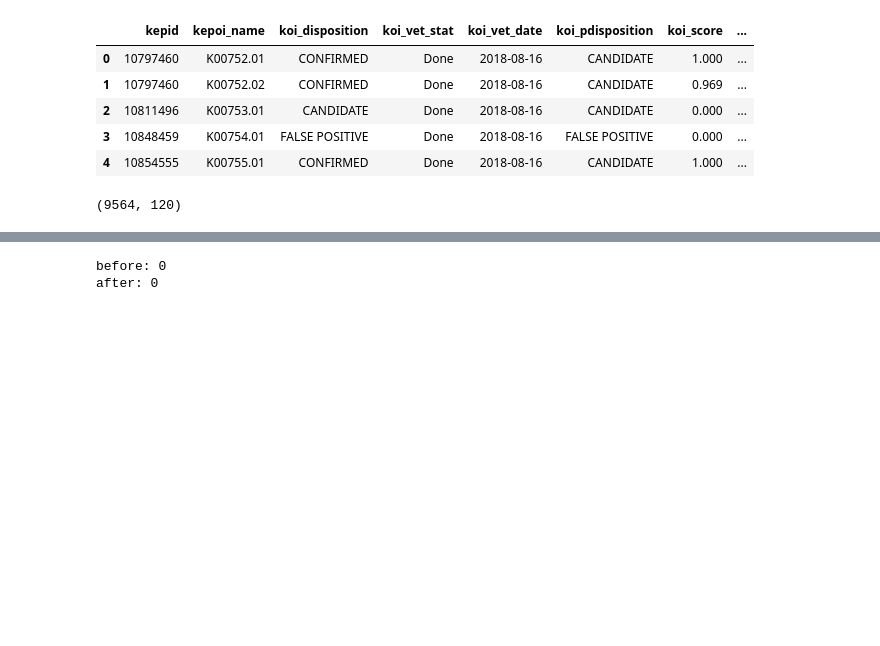
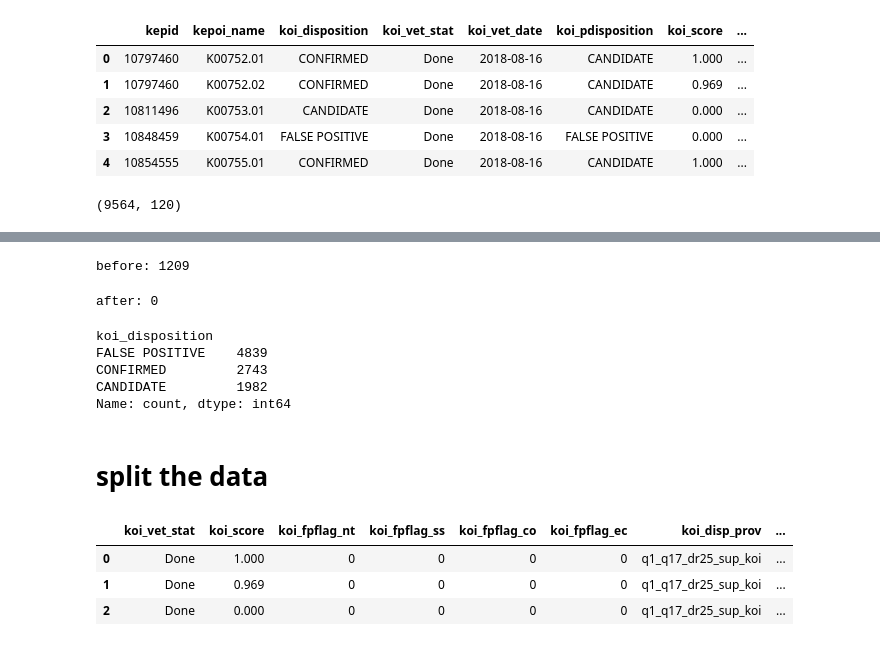
Before and after one commit to jclibs/Project-Kepler, a Jupyter notebook: kepler_data_prediction.ipynb, the cells around one changed output, grey strips where cells are left out. Drawn from its saved outputs; the diff is of its cells as text; code cells hidden in the pictures; blank space fills up the shorter version.

```diff
--- a/kepler_data_prediction.ipynb
+++ b/kepler_data_prediction.ipynb
@@ -129,11 +147,23 @@ koi_parm_prov         0.000000
 dtype: float64
 2966
+# %%
+print(f"before: {kepler_df_cleaned['koi_comment'].isna().sum()}")
+# %% [output]
+before: 1209
 # %%
-print(f"before: {kepler_df_cleaned['koi_comment'].isna().sum()}")
-
-kepler_df_cleaned['koi_comment'].fillna('NO_COMMENT', inplace=True)
+# if the comment column is left empty it is logical to assume there is no comment
+kepler_df_cleaned['koi_comment'] = kepler_df_cleaned['koi_comment'].fillna('NO_COMMENT')
 
 print(f"after: {kepler_df_cleaned['koi_comment'].isna().sum()}")
 # %% [output]
-before: 0
 after: 0
+# %%
+kepler_df_cleaned['koi_disposition'].value_counts()
+# %% [output]
+koi_disposition
+FALSE POSITIVE    4839
+CONFIRMED         2743
+CANDIDATE         1982
+Name: count, dtype: int64
+# %% [markdown]
+# split the data
@@ -139,0 +172,9 @@ after: 0
+# %%
+#create X data, drop columns that might cause data leakage and columns from y data
+X = kepler_df_cleaned.drop(columns = ['koi_disposition','koi_pdisposition' , 'kepid', 'kepoi_name', 'koi_vet_date'])
+X.head(3)
+# %% [output]
+|  | koi_vet_stat | koi_score | koi_fpflag_nt | koi_fpflag_ss | koi_fpflag_co | koi_fpflag_ec | koi_disp_prov | ... |
+| 0 | Done | 1.000 | 0 | 0 | 0 | 0 | q1_q17_dr25_sup_koi | ... |
+| 1 | Done | 0.969 | 0 | 0 | 0 | 0 | q1_q17_dr25_sup_koi | ... |
+| 2 | Done | 0.000 | 0 | 0 | 0 | 0 | q1_q17_dr25_sup_koi | ... |
```
Also changed, not shown: parts of 13 cells of this notebook.
